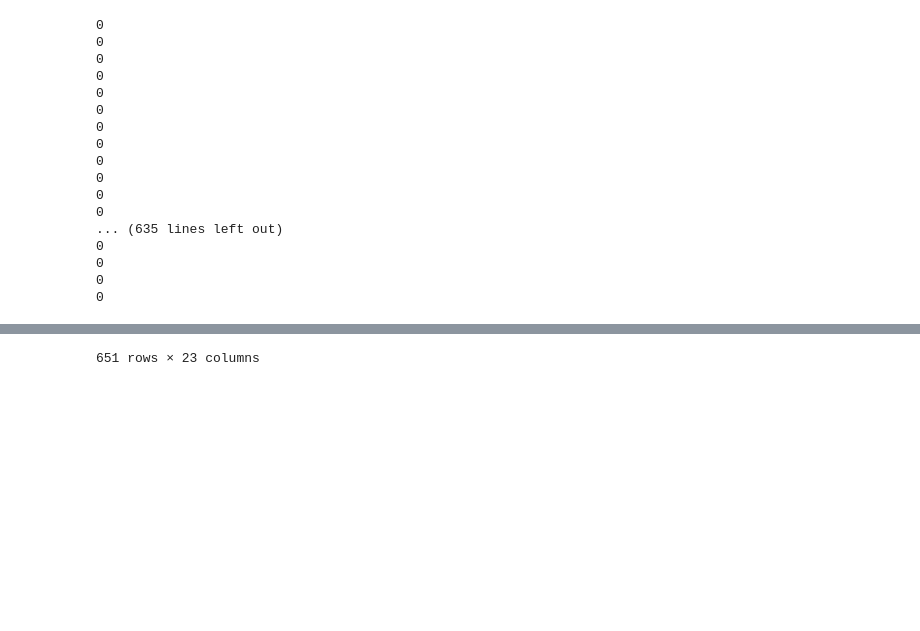
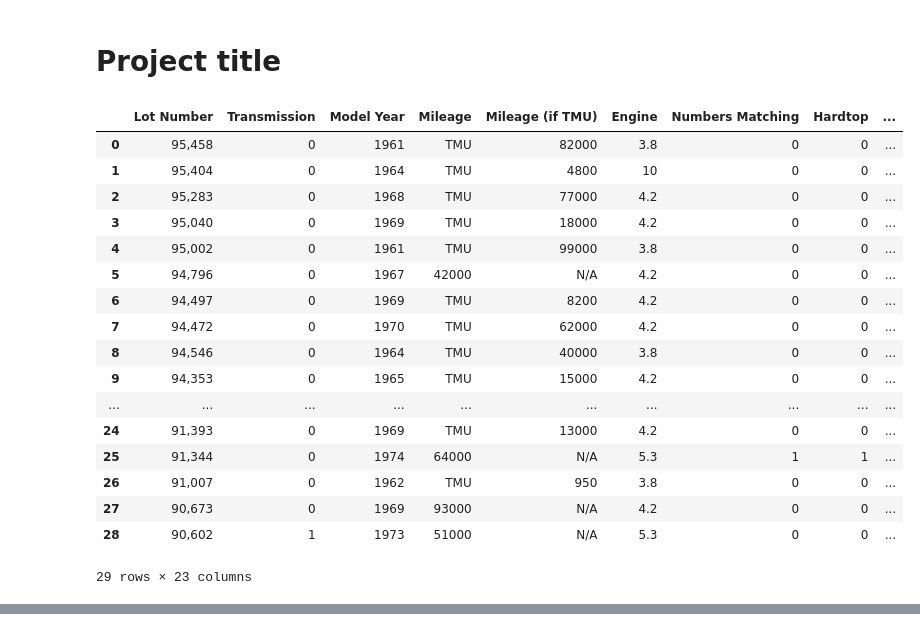
Before and after one commit to stephen-epstein/vintage_car_exploration, a Jupyter notebook: BaT Project.ipynb, the cells around one changed output, grey strips where cells are left out. Saved outputs shown, nothing was run; the diff lists cells and outputs as text; code cells hidden in the pictures; blank space fills up the shorter version.

```diff
--- a/BaT Project.ipynb
+++ b/BaT Project.ipynb
@@ -0,0 +1,2 @@
+# %% [markdown]
+# Project title
@@ -1,12 +11,12 @@
 # %%
 #### Pull Information Off Each Listing Stored in URLS List ####
 
-from bs4 import BeautifulSoup
-import requests
-import re
-import pandas as pd
+carlist = []
 
-carlist = []
+### READ DATA ###
+with open("./data/Jaguar_E_Type.html", "r") as file:
+    test_data = file.read()
+out = test_data.split(delimiter)
 
 #url = 'https://bringatrailer.com/listing/1962-jaguar-xke-roadster-18/'
 for i in range(0,len(urls)):
@@ -14,7 +24,7 @@ for i in range(0,len(urls)):
     #r = requests.get(urls[i])
     #soup = BeautifulSoup(r.content)
     #print(soup.prettify())
-    soup = souplist[i]
+    soup = BeautifulSoup(out[i], 'html.parser')
     #Get Year
     title = str(soup.find('title'))
     loc = str(soup.findAll('a'))
@@ -28,7 +38,7 @@ for i in range(0,len(urls)):
     #while i < len(title):
      #   if title[i:i+4].isdigit() == True:
      #       year = title[i:i+4]
-      #      i = len(title)
+    #      i = len(title)
        # i += 1
 
 
@@ -53,7 +63,6 @@ for i in range(0,len(urls)):
     trans = 0
     if 'Automatic' in transmission:
         trans = 1
-    print(trans)
     #trans = 'Manual'
     #while i < len(transmission):
      #   if 'Automatic' in transmission[i:i+9]:
@@ -255,47 +264,48 @@ for i in range(0,len(urls)):
             milestmu = re.sub(r'[^0-9]', '', milestmu)
 
 
     ### LANCIA SPECIFIC ATTRIBUTES ###
     #Get Mileage
     #mileage = str(soup.findAll('li'))
     #miles = 'TMU'
     #if 'Kilometers' in mileage and 'Indicated' not in mileage:
     #    index = mileage.index('Kilometers')
     #    if 'TMU' not in mileage[index+10:index+20]:
     #        miles = mileage[index-12:index].partition('<li>')[2]
     #       miles = miles.replace(',','')
     #        if 'k' in miles:
     #            miles = miles.replace('k','')
     #            miles = int(miles) * 1000
     #        miles = int(miles)/1.60934
 
     #if 'Zagato' in title:
     #    zagato = 1
     #else:
     #    zagato = 0
 
     Car = [lotnumb, trans, year, miles, milestmu, engine, numbmatch, hardtop, overdrive, scratch, paintbub, metalrepair, rust, refurbished, restored, project, trustcert, sold, month, yearsold, price, town, state]
     #Car = {'Year': year, 'Mark': mk, 'Mileage': miles, 'Transmission': trans, 'Location': location, 'Rust': rust, 'Refurbished': refurbished, 'Restored': restored, 'Sold': sold, 'Highest Bid': price}
     carlist.append(Car)
     #print(miles)
 df = pd.DataFrame(carlist, columns=['Lot Number', 'Transmission', 'Model Year', 'Mileage', 'Mileage (if TMU)','Engine', 'Numbers Matching', 'Hardtop', 'Overdrive', 'Scratch', 'Paint Bubble', 'Metal Repair', 'Rust','Refurbished','Restored', 'Project', 'Jaguar Daimler Heritage Trust Certificate', 'Sold', 'Month', 'Year', 'Price', 'City', 'State'])
 
 display(df)
 # %% [output]
+|  | Lot Number | Transmission | Model Year | Mileage | Mileage (if TMU) | Engine | Numbers Matching | Hardtop | ... |
+| 0 | 95,458 | 0 | 1961 | TMU | 82000 | 3.8 | 0 | 0 | ... |
+| 1 | 95,404 | 0 | 1964 | TMU | 4800 | 10 | 0 | 0 | ... |
+| 2 | 95,283 | 0 | 1968 | TMU | 77000 | 4.2 | 0 | 0 | ... |
+| 3 | 95,040 | 0 | 1969 | TMU | 18000 | 4.2 | 0 | 0 | ... |
+| 4 | 95,002 | 0 | 1961 | TMU | 99000 | 3.8 | 0 | 0 | ... |
+| 5 | 94,796 | 0 | 1967 | 42000 | N/A | 4.2 | 0 | 0 | ... |
+| 6 | 94,497 | 0 | 1969 | TMU | 8200 | 4.2 | 0 | 0 | ... |
+| 7 | 94,472 | 0 | 1970 | TMU | 62000 | 4.2 | 0 | 0 | ... |
+| 8 | 94,546 | 0 | 1964 | TMU | 40000 | 3.8 | 0 | 0 | ... |
+| 9 | 94,353 | 0 | 1965 | TMU | 15000 | 4.2 | 0 | 0 | ... |
+| ... | ... | ... | ... | ... | ... | ... | ... | ... | ... |
+| 24 | 91,393 | 0 | 1969 | TMU | 13000 | 4.2 | 0 | 0 | ... |
+| 25 | 91,344 | 0 | 1974 | 64000 | N/A | 5.3 | 1 | 1 | ... |
+| 26 | 91,007 | 0 | 1962 | TMU | 950 | 3.8 | 0 | 0 | ... |
+| 27 | 90,673 | 0 | 1969 | 93000 | N/A | 4.2 | 0 | 0 | ... |
+| 28 | 90,602 | 1 | 1973 | 51000 | N/A | 5.3 | 0 | 0 | ... |
-0
-0
-0
-0
-0
-0
-0
-0
-0
-0
-0
-0
-... (635 lines left out)
-0
-0
-0
-0
+29 rows × 23 columns
@@ -314,4 +312,3 @@ display(df)
-651 rows × 23 columns
 # %%
 #### Get URL List ####
 #### DO NOT DELETE ####
```
Also changed, not shown: parts of 14 cells of this notebook, 11 other files.
